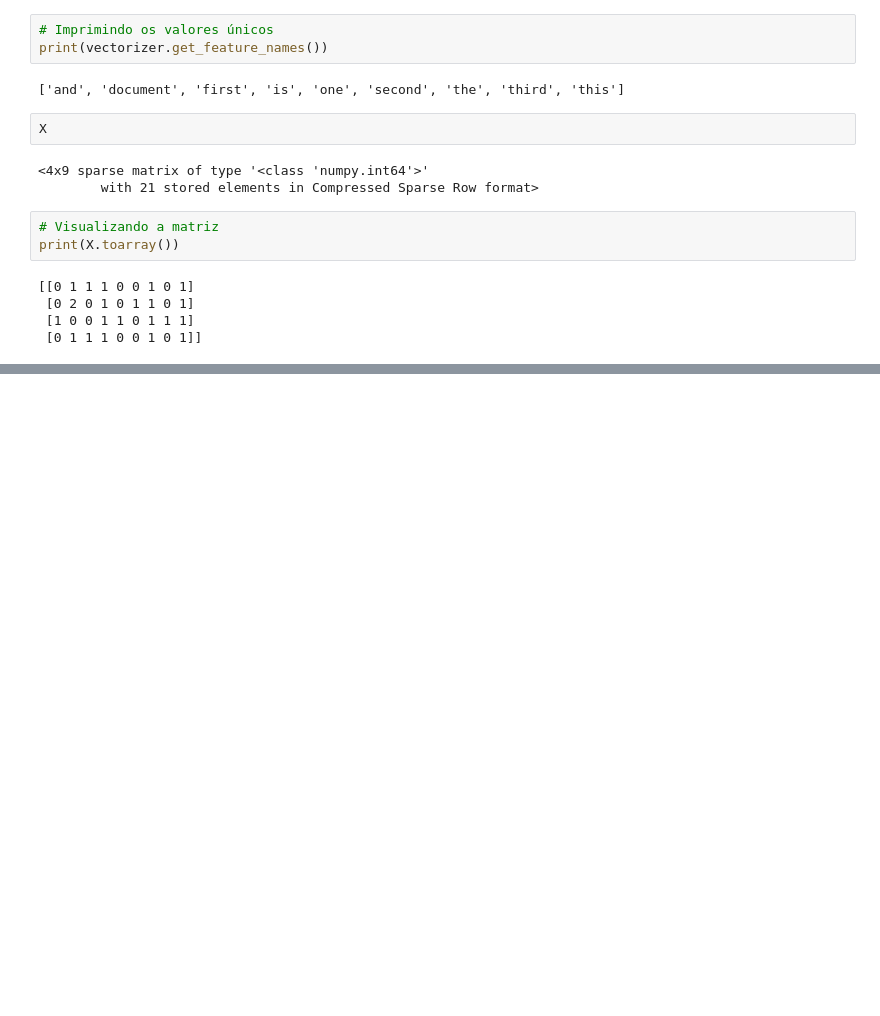
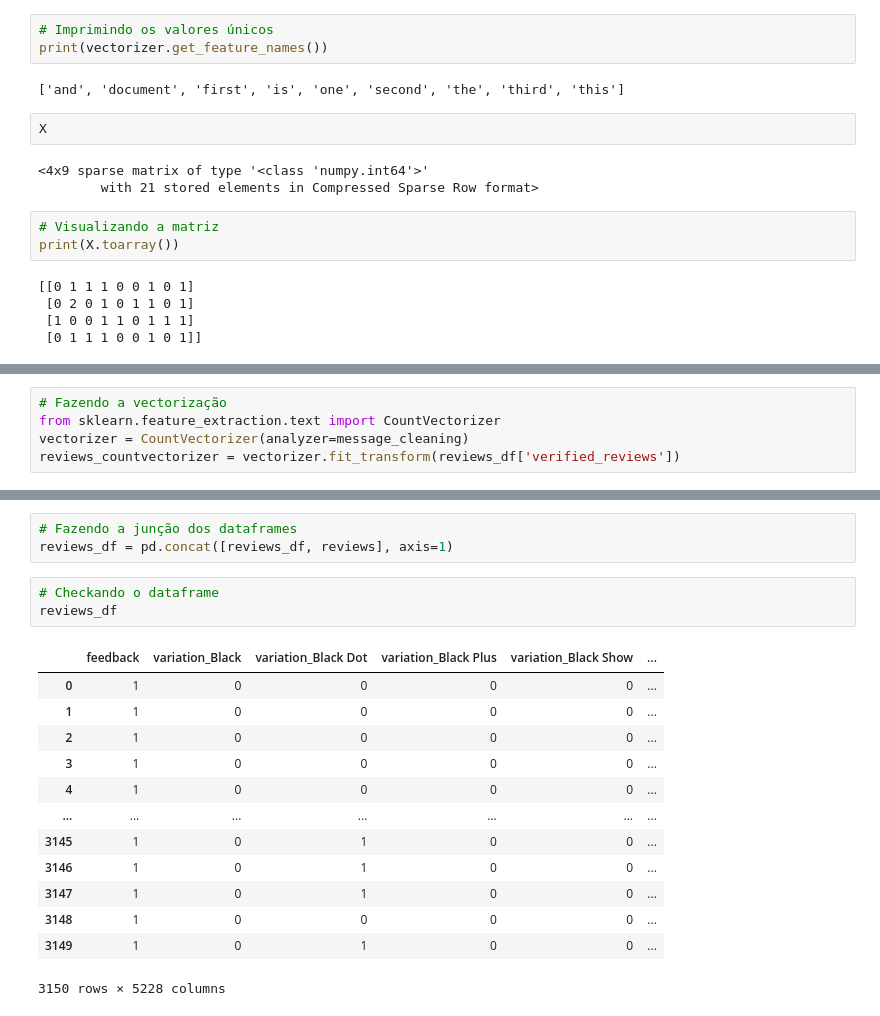
Before and after one commit to Mario-RJunior/relacoes-publicas-clientes-NLP, a Jupyter notebook: relacoes_publicas_NLP.ipynb, the cells around one changed output, grey strips where cells are left out. Saved outputs shown, nothing was run; the diff lists cells and outputs as text; blank space fills up the shorter version.

```diff
--- a/relacoes_publicas_NLP.ipynb
+++ b/relacoes_publicas_NLP.ipynb
@@ -508,0 +550,5 @@ print(X.toarray())
+# %%
+# Fazendo a vectorização
+from sklearn.feature_extraction.text import CountVectorizer
+vectorizer = CountVectorizer(analyzer=message_cleaning)
+reviews_countvectorizer = vectorizer.fit_transform(reviews_df['verified_reviews'])
@@ -508,0 +605,20 @@ print(X.toarray())
+# %%
+# Fazendo a junção dos dataframes
+reviews_df = pd.concat([reviews_df, reviews], axis=1)
+# %%
+# Checkando o dataframe
+reviews_df
+# %% [output]
+|  | feedback | variation_Black | variation_Black Dot | variation_Black Plus | variation_Black Show | ... |
+| 0 | 1 | 0 | 0 | 0 | 0 | ... |
+| 1 | 1 | 0 | 0 | 0 | 0 | ... |
+| 2 | 1 | 0 | 0 | 0 | 0 | ... |
+| 3 | 1 | 0 | 0 | 0 | 0 | ... |
+| 4 | 1 | 0 | 0 | 0 | 0 | ... |
+| ... | ... | ... | ... | ... | ... | ... |
+| 3145 | 1 | 0 | 1 | 0 | 0 | ... |
+| 3146 | 1 | 0 | 1 | 0 | 0 | ... |
+| 3147 | 1 | 0 | 1 | 0 | 0 | ... |
+| 3148 | 1 | 0 | 0 | 0 | 0 | ... |
+| 3149 | 1 | 0 | 1 | 0 | 0 | ... |
+3150 rows × 5228 columns
```
Also changed, not shown: parts of 17 cells of this notebook.
